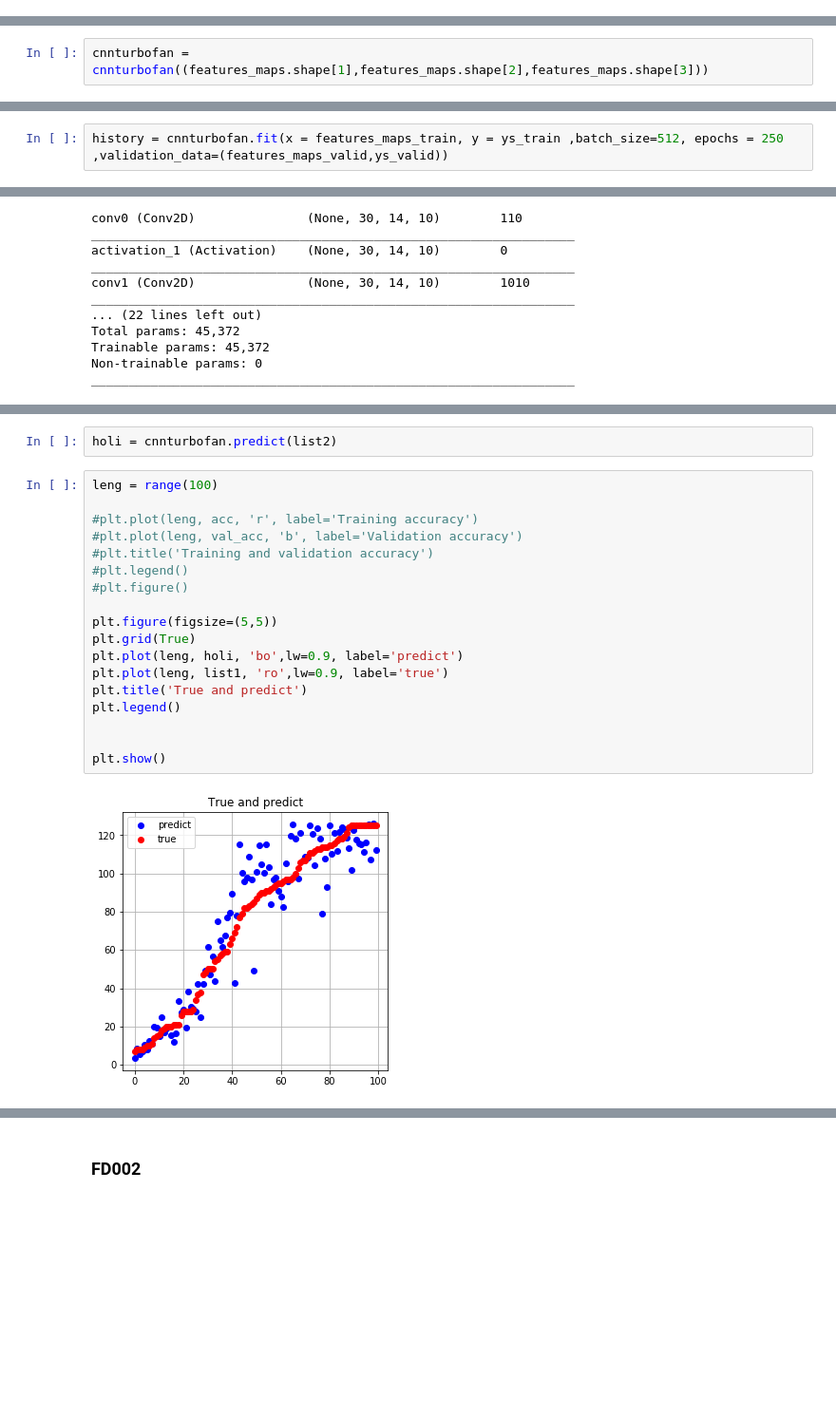
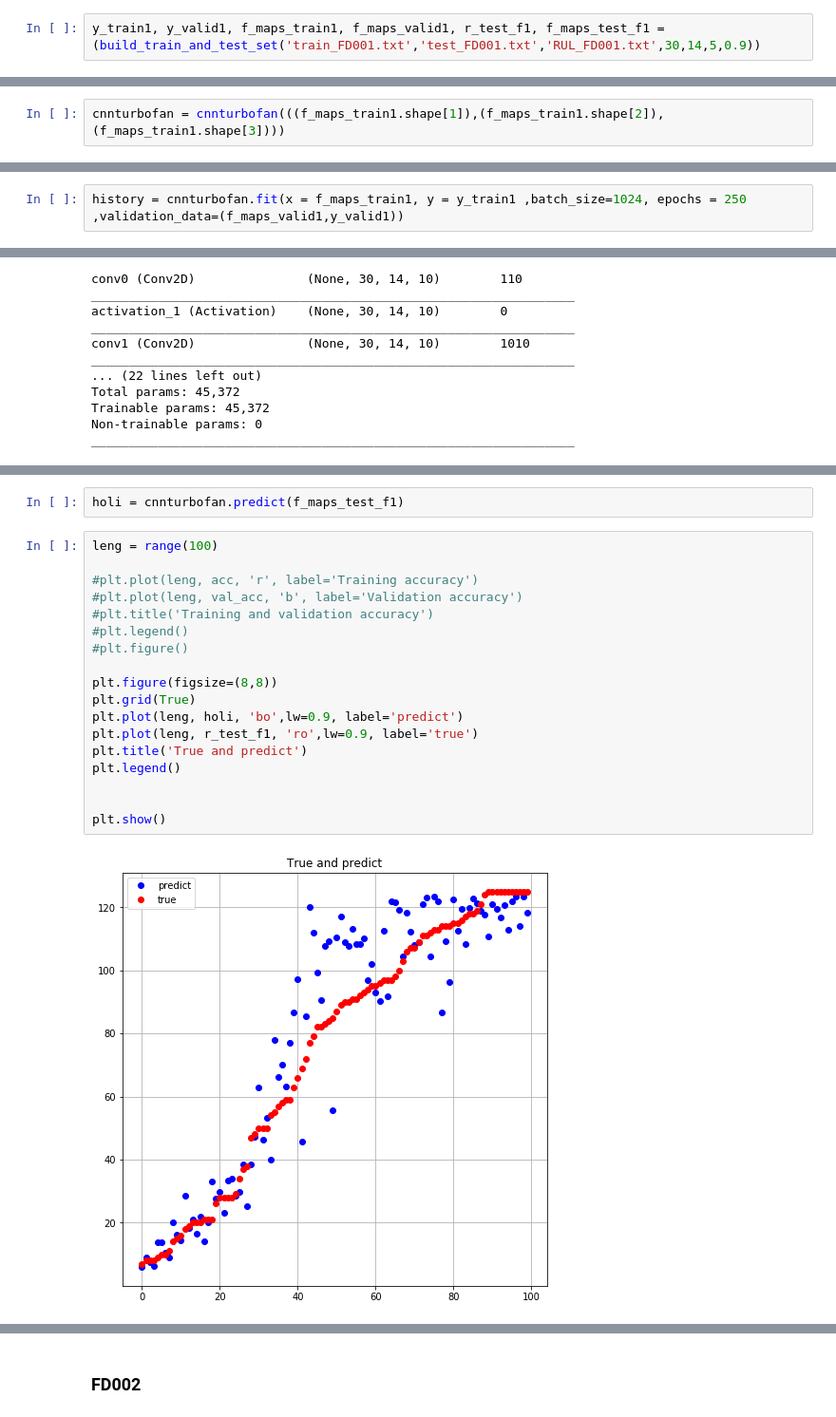
Before and after one commit to farayal/memoria_turbofan, a Jupyter notebook: turbofan.ipynb, the cells around one changed output, grey strips where cells are left out. Shown at 95% size. Drawn from its saved outputs; the diff is of its cells as text; blank space fills up the shorter version.

```diff
--- a/turbofan.ipynb
+++ b/turbofan.ipynb
@@ -383,0 +112,2 @@ print(list1_2)
+# %%
+y_train1, y_valid1, f_maps_train1, f_maps_valid1, r_test_f1, f_maps_test_f1 = (build_train_and_test_set('train_FD001.txt','test_FD001.txt','RUL_FD001.txt',30,14,5,0.9))
@@ -457,7 +189,7 @@ def cnnturbofan(input_shape):
 
     return model
 # %%
-cnnturbofan = cnnturbofan((features_maps.shape[1],features_maps.shape[2],features_maps.shape[3]))
+cnnturbofan = cnnturbofan(((f_maps_train1.shape[1]),(f_maps_train1.shape[2]),(f_maps_train1.shape[3])))
 # %% [output]
 WARNING:tensorflow:From /usr/local/lib/python3.6/dist-packages/keras/backend/tensorflow_backend.py:66: The name tf.get_default_graph is deprecated. Please use tf.compat.v1.get_default_graph instead.
 
@@ -478,7 +210,7 @@ cnnturbofan.compile(optimizer = "Adam", loss = "mean_squared_error" , metrics =
 # %% [output]
 WARNING:tensorflow:From /usr/local/lib/python3.6/dist-packages/keras/optimizers.py:793: The name tf.train.Optimizer is deprecated. Please use tf.compat.v1.train.Optimizer instead.
 # %%
-history = cnnturbofan.fit(x = features_maps_train, y = ys_train ,batch_size=512, epochs = 250 ,validation_data=(features_maps_valid,ys_valid))
+history = cnnturbofan.fit(x = f_maps_train1, y = y_train1 ,batch_size=1024, epochs = 250 ,validation_data=(f_maps_valid1,y_valid1))
 # %% [output]
 WARNING:tensorflow:From /usr/local/lib/python3.6/dist-packages/keras/backend/tensorflow_backend.py:1033: The name tf.assign_add is deprecated. Please use tf.compat.v1.assign_add instead.
 
@@ -548,25 +278,25 @@ plt.show()
 # %%
-holi = cnnturbofan.predict(list2)
+holi = cnnturbofan.predict(f_maps_test_f1)
 # %%
 leng = range(100)
 
 #plt.plot(leng, acc, 'r', label='Training accuracy')
 #plt.plot(leng, val_acc, 'b', label='Validation accuracy')
 #plt.title('Training and validation accuracy')
 #plt.legend()
 #plt.figure()
 
-plt.figure(figsize=(5,5))
+plt.figure(figsize=(8,8))
 plt.grid(True)
 plt.plot(leng, holi, 'bo',lw=0.9, label='predict')
-plt.plot(leng, list1, 'ro',lw=0.9, label='true')
+plt.plot(leng, r_test_f1, 'ro',lw=0.9, label='true')
 plt.title('True and predict')
 plt.legend()
 
 
 plt.show()
 # %% [output]
-[figure, old version]
+[figure, new version]
 # %%
 from sklearn.metrics import mean_squared_error
 from math import sqrt
```
Also changed, not shown: parts of 57 cells of this notebook.
